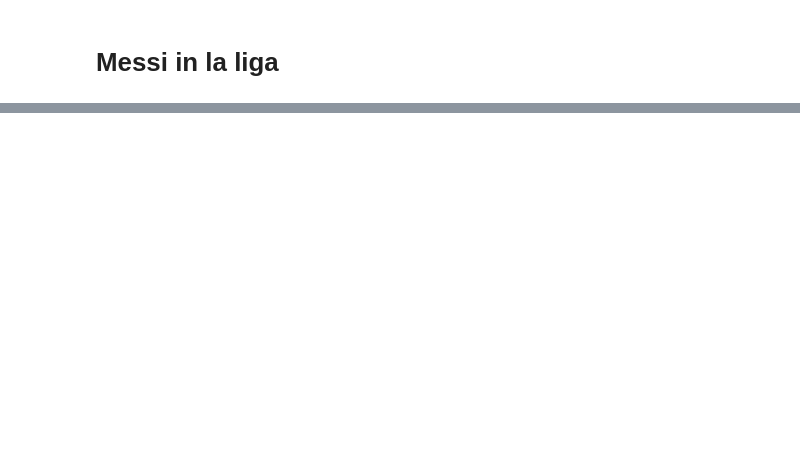
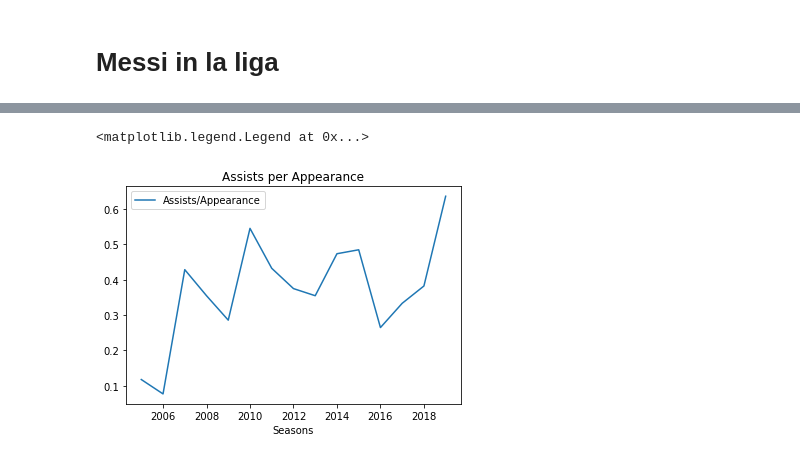
Before and after one commit to Pandey23000Om/European_Football, a Jupyter notebook: Messi_Stats.ipynb, the cells around one changed output, grey strips where cells are left out. Drawn from its saved outputs; the diff is of its cells as text; code cells hidden in the pictures; blank space fills up the shorter version.

```diff
--- a/Messi_Stats.ipynb
+++ b/Messi_Stats.ipynb
@@ -83,0 +83,8 @@ plt.plot(messi_df.Seasons, messi_df.Assists/messi_df.Appearances, label="Assists
+# %%
+plt.plot(messi_df.Seasons, assist_per_appearance, label="Assists/Appearance")
+plt.title("Assists per Appearance")
+plt.xlabel("Seasons")
+plt.legend()
+# %% [output]
+<matplotlib.legend.Legend at 0x...>
+[figure, added]
```
Also changed, not shown: parts of 13 cells of this notebook.
